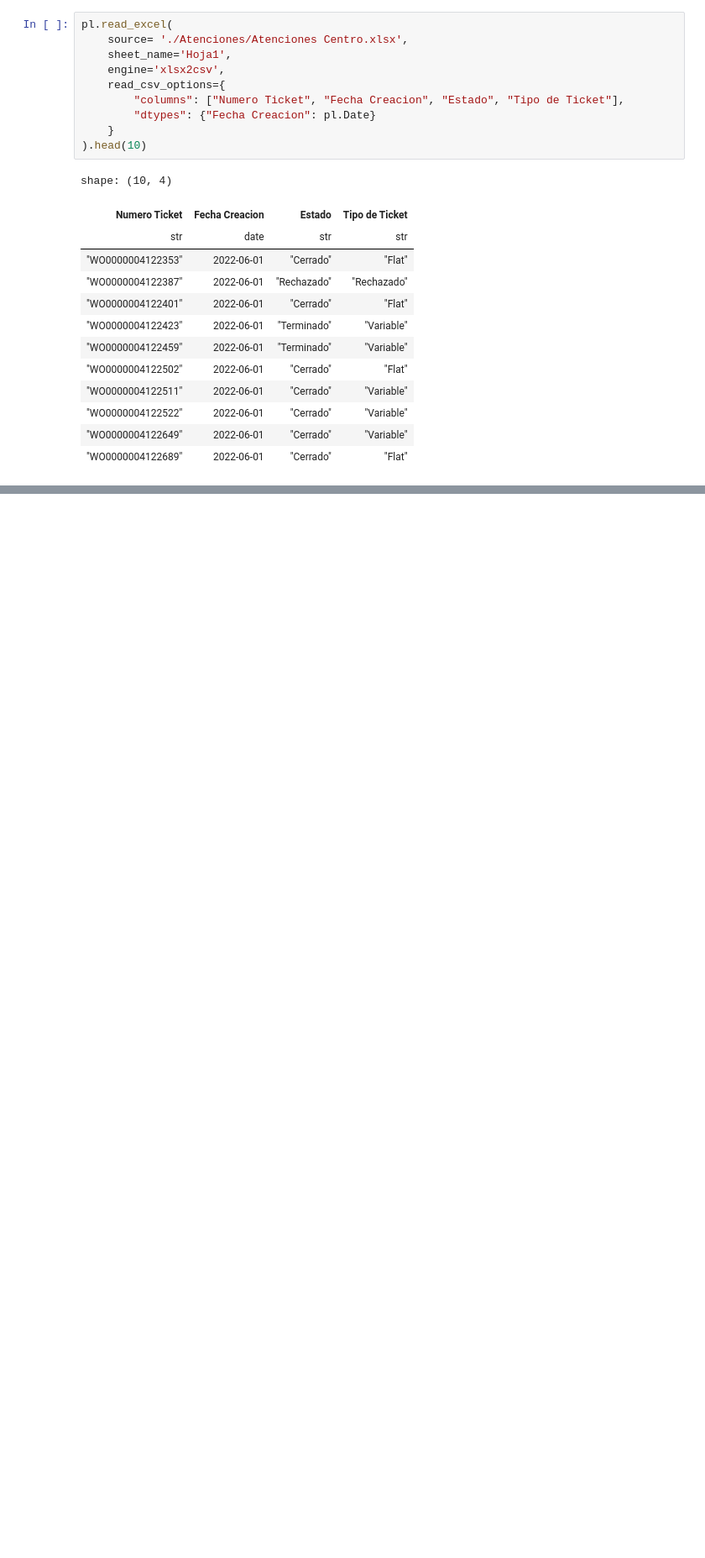
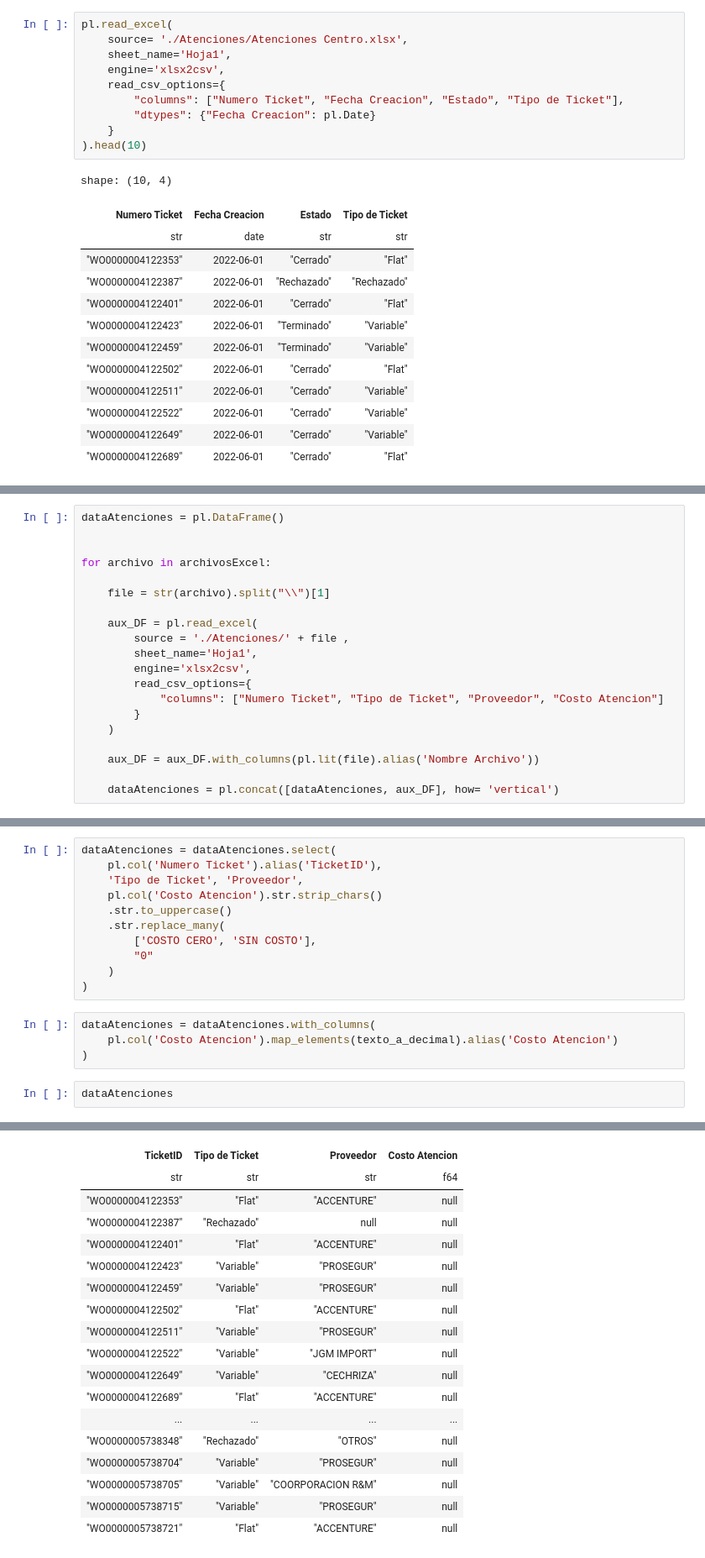
Before and after one commit to ajespinoza2024/Python-for-ETL-E1, a Jupyter notebook: Proceso ETL.ipynb, the cells around one changed output, grey strips where cells are left out. Shown at 84% size. Drawn from its saved outputs; the diff is of its cells as text; blank space fills up the shorter version.

```diff
--- a/Proceso ETL.ipynb
+++ b/Proceso ETL.ipynb
@@ -381,0 +511,20 @@ shape: (10, 4)
+# %%
+dataAtenciones = pl.DataFrame()
+
+
+for archivo in archivosExcel:
+
+    file = str(archivo).split("\\")[1]
+
+    aux_DF = pl.read_excel(
+        source = './Atenciones/' + file ,
+        sheet_name='Hoja1',
+        engine='xlsx2csv',
+        read_csv_options={
+            "columns": ["Numero Ticket", "Tipo de Ticket", "Proveedor", "Costo Atencion"]
+        }
+    )
+
+    aux_DF = aux_DF.with_columns(pl.lit(file).alias('Nombre Archivo'))
+
+    dataAtenciones = pl.concat([dataAtenciones, aux_DF], how= 'vertical')
@@ -381,0 +540,18 @@ shape: (10, 4)
+# %%
+dataAtenciones = dataAtenciones.select(
+    pl.col('Numero Ticket').alias('TicketID'),
+    'Tipo de Ticket', 'Proveedor',
+    pl.col('Costo Atencion').str.strip_chars()
+    .str.to_uppercase()
+    .str.replace_many(
+        ['COSTO CERO', 'SIN COSTO'],
+        "0"
+    )
+)
+# %%
+dataAtenciones = dataAtenciones.with_columns(
+    pl.col('Costo Atencion').map_elements(texto_a_decimal).alias('Costo Atencion')
+)
+# %%
+dataAtenciones
+# %% [output]
@@ -381,0 +559,18 @@ shape: (10, 4)
+| TicketID | Tipo de Ticket | Proveedor | Costo Atencion |
+| str | str | str | f64 |
+| "WO0000004122353" | "Flat" | "ACCENTURE" | null |
+| "WO0000004122387" | "Rechazado" | null | null |
+| "WO0000004122401" | "Flat" | "ACCENTURE" | null |
+| "WO0000004122423" | "Variable" | "PROSEGUR" | null |
+| "WO0000004122459" | "Variable" | "PROSEGUR" | null |
+| "WO0000004122502" | "Flat" | "ACCENTURE" | null |
+| "WO0000004122511" | "Variable" | "PROSEGUR" | null |
+| "WO0000004122522" | "Variable" | "JGM IMPORT" | null |
+| "WO0000004122649" | "Variable" | "CECHRIZA" | null |
+| "WO0000004122689" | "Flat" | "ACCENTURE" | null |
+| ... | ... | ... | ... |
+| "WO0000005738348" | "Rechazado" | "OTROS" | null |
+| "WO0000005738704" | "Variable" | "PROSEGUR" | null |
+| "WO0000005738705" | "Variable" | "COORPORACION R&M" | null |
+| "WO0000005738715" | "Variable" | "PROSEGUR" | null |
+| "WO0000005738721" | "Flat" | "ACCENTURE" | null |
```
Also changed, not shown: parts of 18 cells of this notebook.
